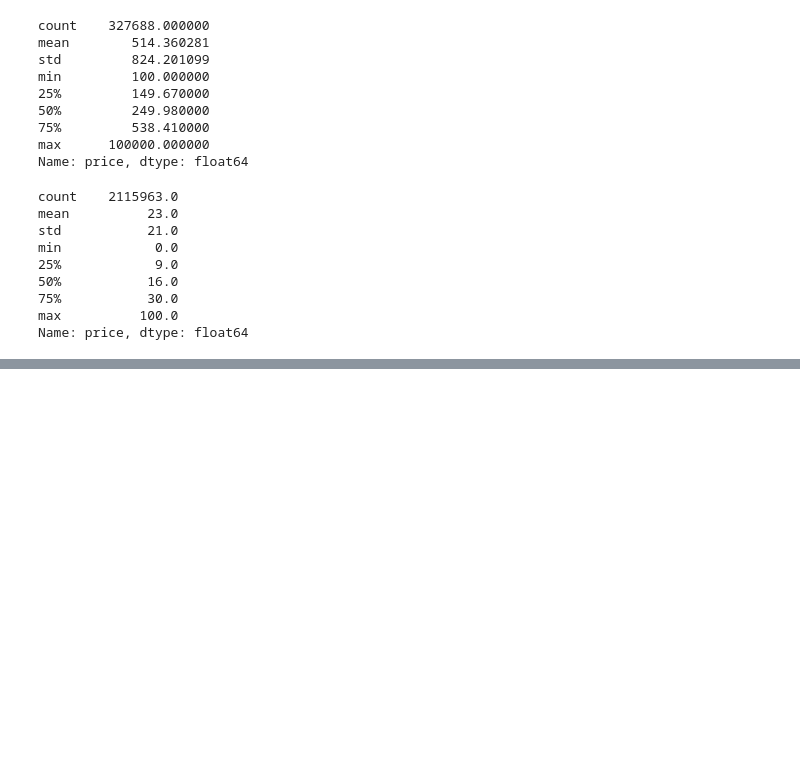
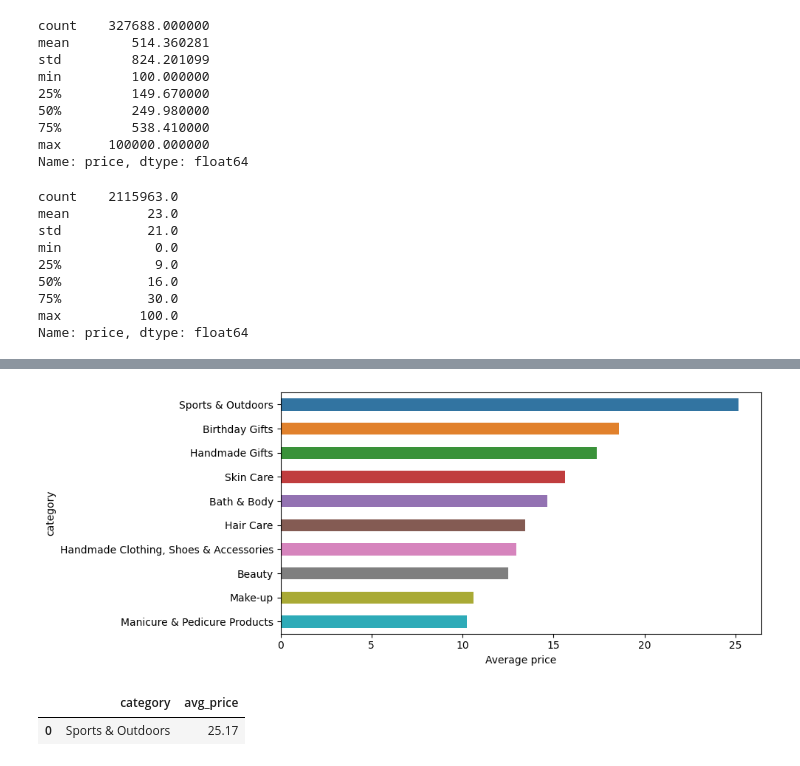
Before and after one commit to harmandeep2993/lab-eda-bivariate, a Jupyter notebook: lab-bivariate-eda.ipynb, the cells around one changed output, grey strips where cells are left out. Cells and saved outputs as stored; diff of their text form; code cells hidden in the pictures; blank space fills up the shorter version.

```diff
--- a/lab-bivariate-eda.ipynb
+++ b/lab-bivariate-eda.ipynb
@@ -360,0 +429,4 @@ crosstab_cat_price =
+# %%
+top10_cat_by_price= df_top20_cat_by_price['category'].value_counts().head(10).index
+df_top10_cat_by_price = df[df['category'].isin(top10_cat_by_price)]
+df_top10_cat_by_price
@@ -360,0 +462,4 @@ crosstab_cat_price =
+# %%
+top10_cat_avg_price = df_top10_cat_by_price.groupby('category')['price'].mean().round(2).sort_values(ascending=False).reset_index(name='avg_price')
+print(type(top10_cat_avg_price))
+top10_cat_avg_price.shape
@@ -360,0 +483,25 @@ crosstab_cat_price =
+# %%
+plt.figure(figsize=(10,4))
+sns.barplot(
+    data= top10_cat_avg_price.sort_index(),
+    y = 'category',
+    x = 'avg_price',
+    # color="#9015CE0A",
+    # estimator='mean'
+    hue='category',
+    width= 0.5,
+    legend='auto'
+)
+# top10_barplot.bar_label(top10_barplot.containers[0], fontsize= 10)
+plt.xlabel('Average price')
+plt.tight_layout()
+plt.show()
+# %% [output]
+[figure, added]
+# %%
+# category with highest average price
+# This present from the filter category
+top10_cat_avg_price.head(1)
+# %% [output]
+|  | category | avg_price |
+| 0 | Sports & Outdoors | 25.17 |
```
Also changed, not shown: parts of 42 cells of this notebook.
